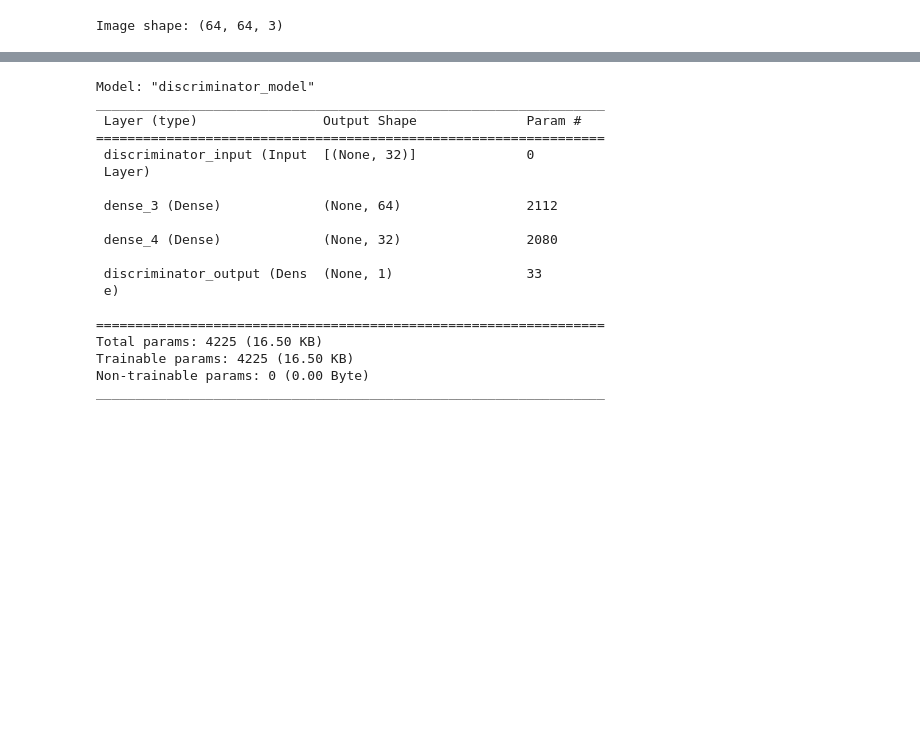
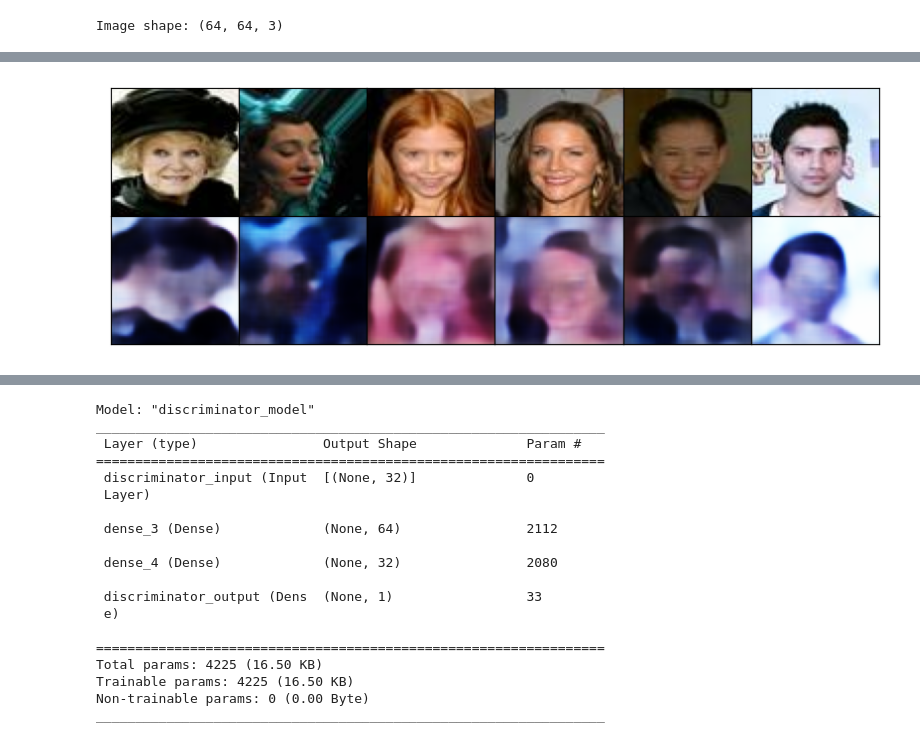
Before and after one commit to rashitiwary/Neural_Project_AA_RS_RT, a Jupyter notebook: Neural_Project_AAE.ipynb, the cells around one changed output, grey strips where cells are left out. Saved outputs shown, nothing was run; the diff lists cells and outputs as text; code cells hidden in the pictures; blank space fills up the shorter version.

```diff
--- a/Neural_Project_AAE.ipynb
+++ b/Neural_Project_AAE.ipynb
@@ -363,0 +516,12 @@ print(z_decoded.shape)
+# %%
+test_ds1 = tf.data.Dataset.from_tensor_slices(test_data_list[:6])
+
+test_ds2 = test_ds1.map(parse_image, num_parallel_calls=tf.data.AUTOTUNE)
+test_ds2 = test_ds2.cache().batch(6).prefetch(buffer_size=tf.data.AUTOTUNE)
+test_batch = next(iter(test_ds2))
+
+# # Reconstructed images
+encoded_data  = vae.encoder.predict(test_ds2)
+decoded_data  = vae.decoder.predict(encoded_data[0])
+plot_reconstructed(test_batch.numpy(),decoded_data)
+# %% [output]
@@ -363,0 +530 @@ print(z_decoded.shape)
+[figure, added]
```
Also changed, not shown: parts of 32 cells of this notebook.
